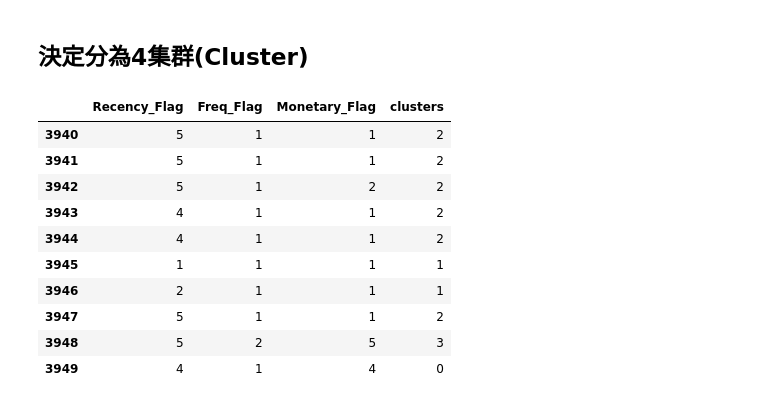
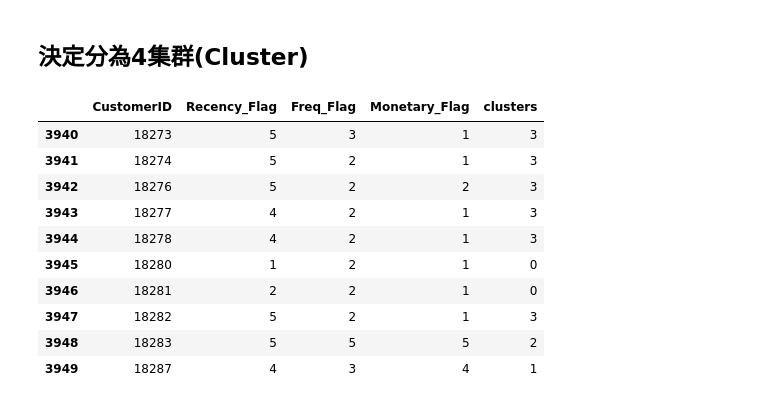
Before and after one commit to mc6666/AI_Applications, a Jupyter notebook: Day02 Customer Segmentation/Customer Segmentation.ipynb, the cells around one changed output. Cells and saved outputs as stored; diff of their text form; code cells hidden in the pictures.

```diff
--- a/Day02 Customer Segmentation/Customer Segmentation.ipynb
+++ b/Day02 Customer Segmentation/Customer Segmentation.ipynb
@@ -34,9 +34,9 @@ def f(row):
     else:
         val = 1
     return val
-df_recency=df[['CustomerID','date']].drop_duplicates()
-df_recency['Recency_Flag'] = df_recency.apply(f, axis=1)
-df_recency = df_recency.groupby('CustomerID',as_index=False)['Recency_Flag'].max()
+df_recency_1=df[['CustomerID','date']].drop_duplicates()
+df_recency_1['Recency_Flag'] = df_recency_1.apply(f, axis=1)
+df_recency = df_recency_1.groupby('CustomerID',as_index=False)['Recency_Flag'].max()
 # %%
 df_recency.head(10)
 # %% [output]
@@ -73,12 +74,12 @@ unique_invoice
 # %%
 def f2(row):
-    if row['InvoiceNo'] <= 11:
+    if row['InvoiceNo'] < 1:
         val = 1
-    elif row['InvoiceNo'] <= 22:
+    elif row['InvoiceNo'] <= 2:
         val = 2
-    elif row['InvoiceNo'] <= 34:
+    elif row['InvoiceNo'] <= 3:
         val = 3
-    elif row['InvoiceNo'] <= 50:
+    elif row['InvoiceNo'] <= 6:
         val = 4
     else:
         val = 5
@@ -139,7 +149,7 @@ Cust_All.head(10)
 # %% [markdown]
 ### 使用 K means 分群
 # %%
-Cust_All.drop(Cust_All.columns[0], axis=1, inplace=True)
+#Cust_All.drop(Cust_All.columns[0], axis=1, inplace=True)
 # %%
 from sklearn.cluster import KMeans
 
@@ -165,17 +175,18 @@ plt.show()
 ## 決定分為4集群(Cluster)
 # %%
 kmeans = KMeans(n_clusters=4, init='k-means++', random_state=0)
-Cust_All['clusters'] = kmeans.fit_predict(Cust_All)
+Cust_All_2=Cust_All.drop(Cust_All.columns[0], axis=1)
+Cust_All['clusters'] = kmeans.fit_predict(Cust_All_2)
 Cust_All.tail(10)
 # %% [output]
-|  | Recency_Flag | Freq_Flag | Monetary_Flag | clusters |
-| 3940 | 5 | 1 | 1 | 2 |
-| 3941 | 5 | 1 | 1 | 2 |
-| 3942 | 5 | 1 | 2 | 2 |
-| 3943 | 4 | 1 | 1 | 2 |
-| 3944 | 4 | 1 | 1 | 2 |
-| 3945 | 1 | 1 | 1 | 1 |
-| 3946 | 2 | 1 | 1 | 1 |
-| 3947 | 5 | 1 | 1 | 2 |
-| 3948 | 5 | 2 | 5 | 3 |
-| 3949 | 4 | 1 | 4 | 0 |
+|  | CustomerID | Recency_Flag | Freq_Flag | Monetary_Flag | clusters |
+| 3940 | 18273 | 5 | 3 | 1 | 3 |
+| 3941 | 18274 | 5 | 2 | 1 | 3 |
+| 3942 | 18276 | 5 | 2 | 2 | 3 |
+| 3943 | 18277 | 4 | 2 | 1 | 3 |
+| 3944 | 18278 | 4 | 2 | 1 | 3 |
+| 3945 | 18280 | 1 | 2 | 1 | 0 |
+| 3946 | 18281 | 2 | 2 | 1 | 0 |
+| 3947 | 18282 | 5 | 2 | 1 | 3 |
+| 3948 | 18283 | 5 | 5 | 5 | 2 |
+| 3949 | 18287 | 4 | 3 | 4 | 1 |
```
Also changed, not shown: parts of 12 cells of this notebook.
